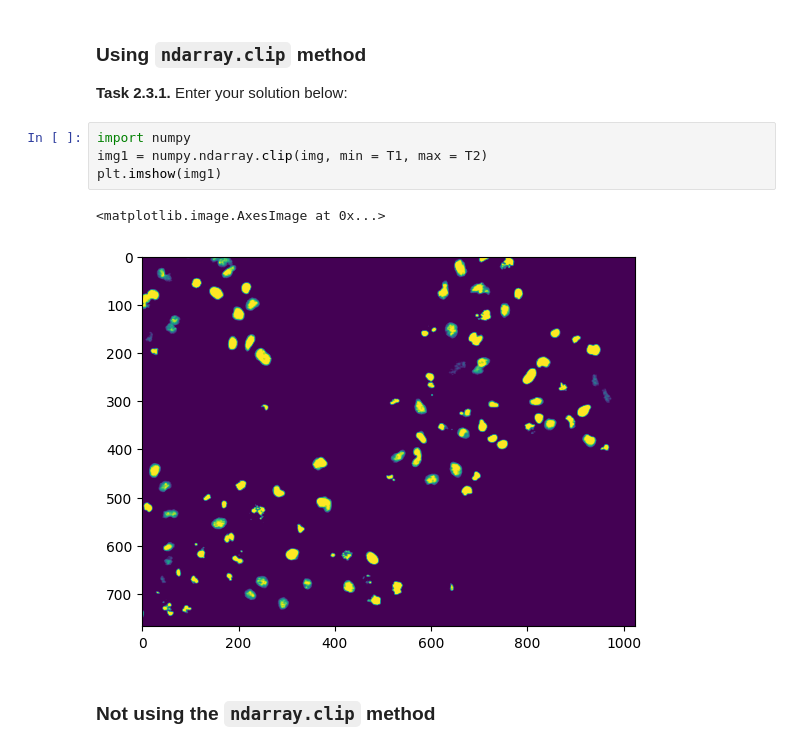
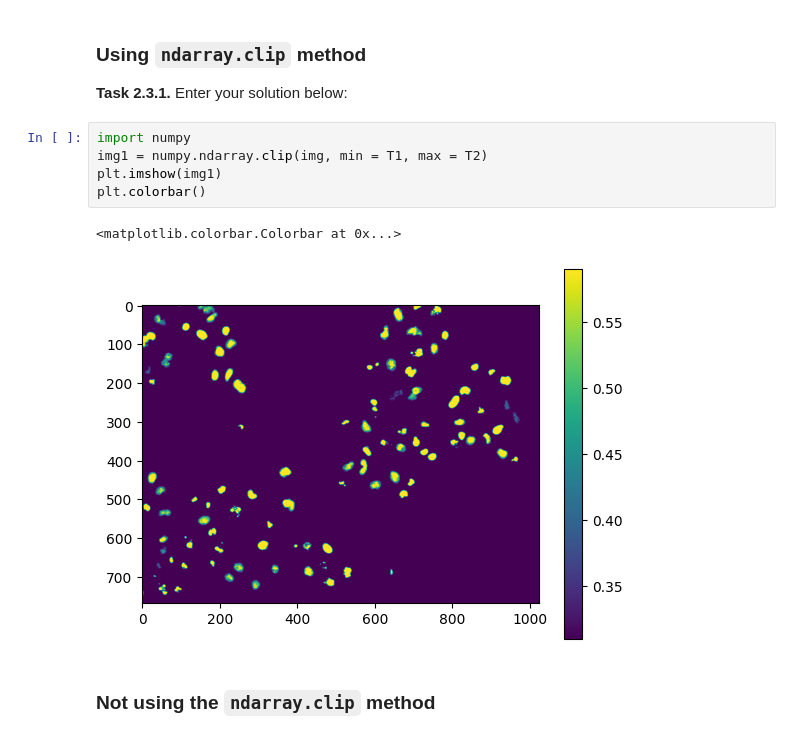
Before and after one commit to carmenlts/mobi-fs3-python, a Jupyter notebook: task2.ipynb, the cells around one changed output. Drawn from its saved outputs; the diff is of its cells as text.

```diff
--- a/task2.ipynb
+++ b/task2.ipynb
@@ -51,10 +51,11 @@ T2 = 0.59
 # %%
 import numpy
 img1 = numpy.ndarray.clip(img, min = T1, max = T2)
 plt.imshow(img1)
+plt.colorbar()
 # %% [output]
-<matplotlib.image.AxesImage at 0x...>
+<matplotlib.colorbar.Colorbar at 0x...>
-[figure, old version]
+[figure, new version]
 # %% [markdown]
 ### Not using the `ndarray.clip` method
 # %% [markdown]
```
Also changed, not shown: parts of 3 cells of this notebook.
